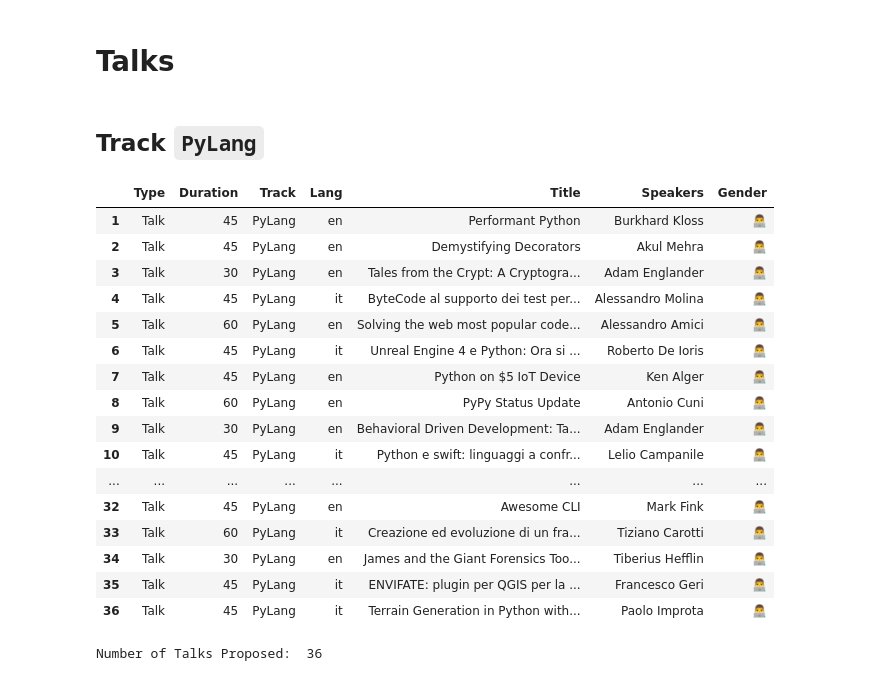
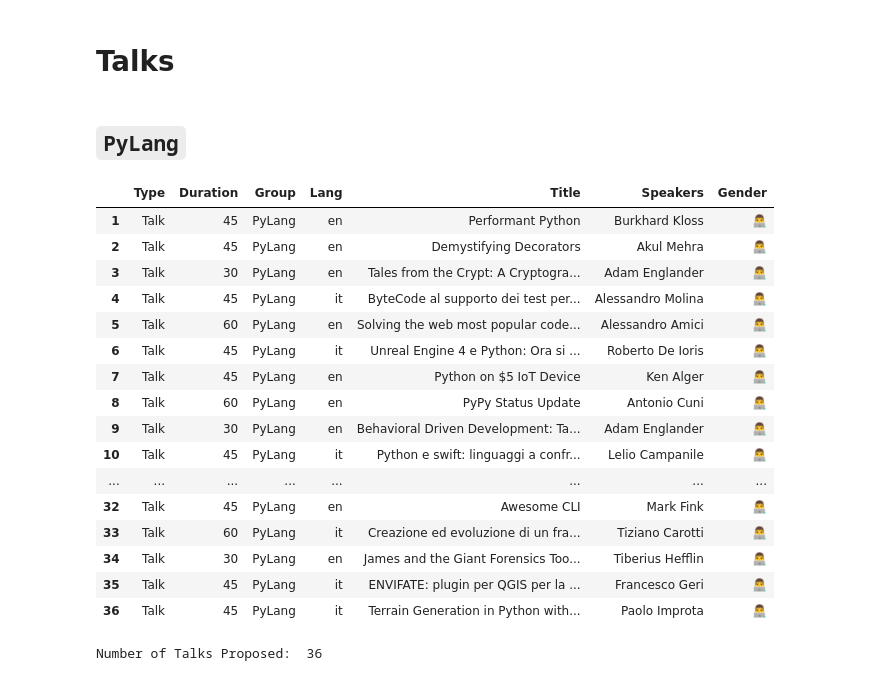
Before and after one commit to leriomaggio/pyconit-community-voting, a Jupyter notebook: Conference Talks Rankings.ipynb, the cells around one changed output. Drawn from its saved outputs; the diff is of its cells as text; code cells hidden in the pictures.

Commit message:
Fixed Groups

```diff
--- a/Conference Talks Rankings.ipynb
+++ b/Conference Talks Rankings.ipynb
@@ -88,13 +83,13 @@ for k in speakers:
 talks = rankings[rankings['Type'].values == 'Talk']
 # %% [markdown]
 <a name="pycon"></a>
-## Track  `PyLang`
+##  `PyLang`
 # %%
-pylang = talks[talks['Track'].values == 'PyLang']
+pylang = talks[talks['Group'].values == 'PyLang']
 pylang.index = np.arange(1, pylang.index.size+1)
 pylang
 # %% [output]
-|  | Type | Duration | Track | Lang | Title | Speakers | Gender |
+|  | Type | Duration | Group | Lang | Title | Speakers | Gender |
 | 1 | Talk | 45 | PyLang | en | Performant Python | Burkhard Kloss | 👨‍💻 |
 | 2 | Talk | 45 | PyLang | en | Demystifying Decorators | Akul Mehra | 👨‍💻 |
 | 3 | Talk | 30 | PyLang | en | Tales from the Crypt: A Cryptogra... | Adam Englander | 👨‍💻 |
```
Also changed, not shown: parts of 11 cells of this notebook, 2 other files.
